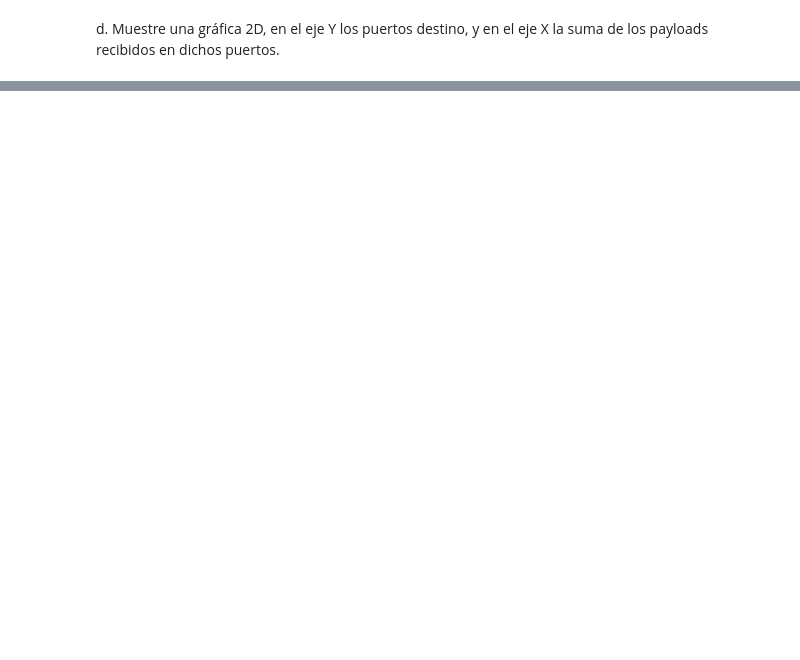
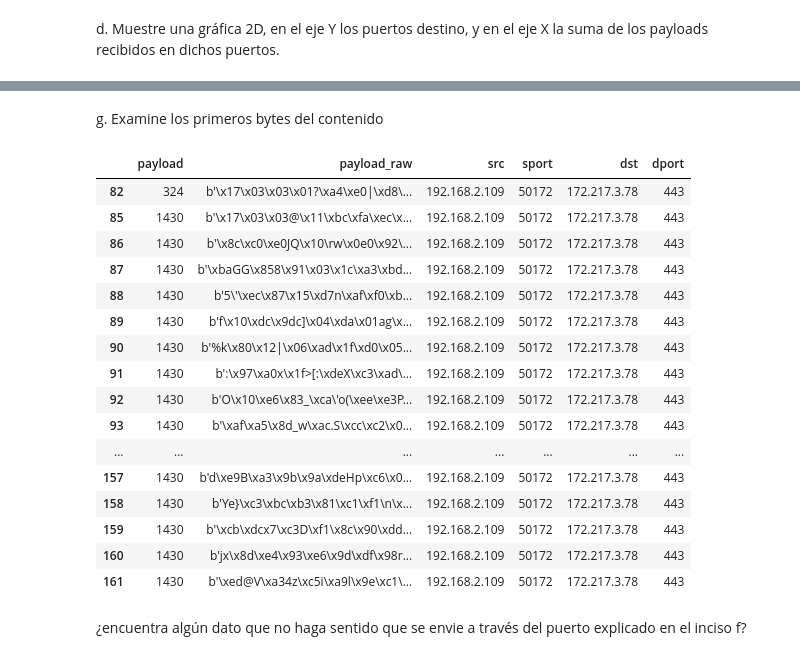
Before and after one commit to dianaxime/SDS-LAB5, a Jupyter notebook: SDS-Lab05.ipynb, the cells around one changed output, grey strips where cells are left out. Drawn from its saved outputs; the diff is of its cells as text; code cells hidden in the pictures; blank space fills up the shorter version.

```diff
--- a/SDS-Lab05.ipynb
+++ b/SDS-Lab05.ipynb
@@ -270,0 +276,4 @@ df.groupby('dport').count()['payload'].plot(legend=True, figsize=(15, 8))
+# %%
+df_src_frecuente = df[df['src'] == frequent_src_address]
+
+df_src_frecuente.head()
@@ -270,0 +317,4 @@ df.groupby('dport').count()['payload'].plot(legend=True, figsize=(15, 8))
+# %%
+max_payload = max(df_src_frecuente['payload'])
+
+print(max_payload)
@@ -270,0 +323,4 @@ df.groupby('dport').count()['payload'].plot(legend=True, figsize=(15, 8))
+# %%
+suspicious = df_src_frecuente[df_src_frecuente['payload'] == max_payload]['dst'].unique()[0]
+
+print(suspicious)
@@ -270,0 +331,2 @@ df.groupby('dport').count()['payload'].plot(legend=True, figsize=(15, 8))
+# %%
+df_f_s = df[(df['src'] == frequent_src_address) & (df['dst'] == suspicious)]
@@ -271,2 +369,26 @@ df.groupby('dport').count()['payload'].plot(legend=True, figsize=(15, 8))
+# %% [markdown]
+g. Examine los primeros bytes del contenido
+# %%
+df_f_s[['payload', 'payload_raw', 'src', 'sport', 'dst', 'dport']]
+# %% [output]
+|  | payload | payload_raw | src | sport | dst | dport |
+| 82 | 324 | b'\x17\x03\x03\x01?\xa4\xe0|\xd8\... | 192.168.2.109 | 50172 | 172.217.3.78 | 443 |
+| 85 | 1430 | b'\x17\x03\x03@\x11\xbc\xfa\xec\x... | 192.168.2.109 | 50172 | 172.217.3.78 | 443 |
+| 86 | 1430 | b'\x8c\xc0\xe0JQ\x10\rw\x0e0\x92\... | 192.168.2.109 | 50172 | 172.217.3.78 | 443 |
+| 87 | 1430 | b'\xbaGG\x858\x91\x03\x1c\xa3\xbd... | 192.168.2.109 | 50172 | 172.217.3.78 | 443 |
+| 88 | 1430 | b'5\'\xec\x87\x15\xd7n\xaf\xf0\xb... | 192.168.2.109 | 50172 | 172.217.3.78 | 443 |
+| 89 | 1430 | b'f\x10\xdc\x9dc]\x04\xda\x01ag\x... | 192.168.2.109 | 50172 | 172.217.3.78 | 443 |
+| 90 | 1430 | b'%k\x80\x12|\x06\xad\x1f\xd0\x05... | 192.168.2.109 | 50172 | 172.217.3.78 | 443 |
+| 91 | 1430 | b':\x97\xa0x\x1f>[:\xdeX\xc3\xad\... | 192.168.2.109 | 50172 | 172.217.3.78 | 443 |
+| 92 | 1430 | b'O\x10\xe6\x83_\xca\'o(\xee\xe3P... | 192.168.2.109 | 50172 | 172.217.3.78 | 443 |
+| 93 | 1430 | b'\xaf\xa5\x8d_w\xac.S\xcc\xc2\x0... | 192.168.2.109 | 50172 | 172.217.3.78 | 443 |
+| ... | ... | ... | ... | ... | ... | ... |
+| 157 | 1430 | b'd\xe9B\xa3\x9b\x9a\xdeHp\xc6\x0... | 192.168.2.109 | 50172 | 172.217.3.78 | 443 |
+| 158 | 1430 | b'Ye}\xc3\xbc\xb3\x81\xc1\xf1\n\x... | 192.168.2.109 | 50172 | 172.217.3.78 | 443 |
+| 159 | 1430 | b'\xcb\xdcx7\xc3D\xf1\x8c\x90\xdd... | 192.168.2.109 | 50172 | 172.217.3.78 | 443 |
+| 160 | 1430 | b'jx\x8d\xe4\x93\xe6\x9d\xdf\x98r... | 192.168.2.109 | 50172 | 172.217.3.78 | 443 |
+| 161 | 1430 | b'\xed@V\xa34z\xc5i\xa9l\x9e\xc1\... | 192.168.2.109 | 50172 | 172.217.3.78 | 443 |
+# %% [markdown]
+¿encuentra algún dato que no haga sentido que se envie a través del puerto explicado en el inciso f?
 # %%
 df.to_csv('pcap_final.csv', index = False)
```
Also changed, not shown: parts of 24 cells of this notebook, 1 other file.
